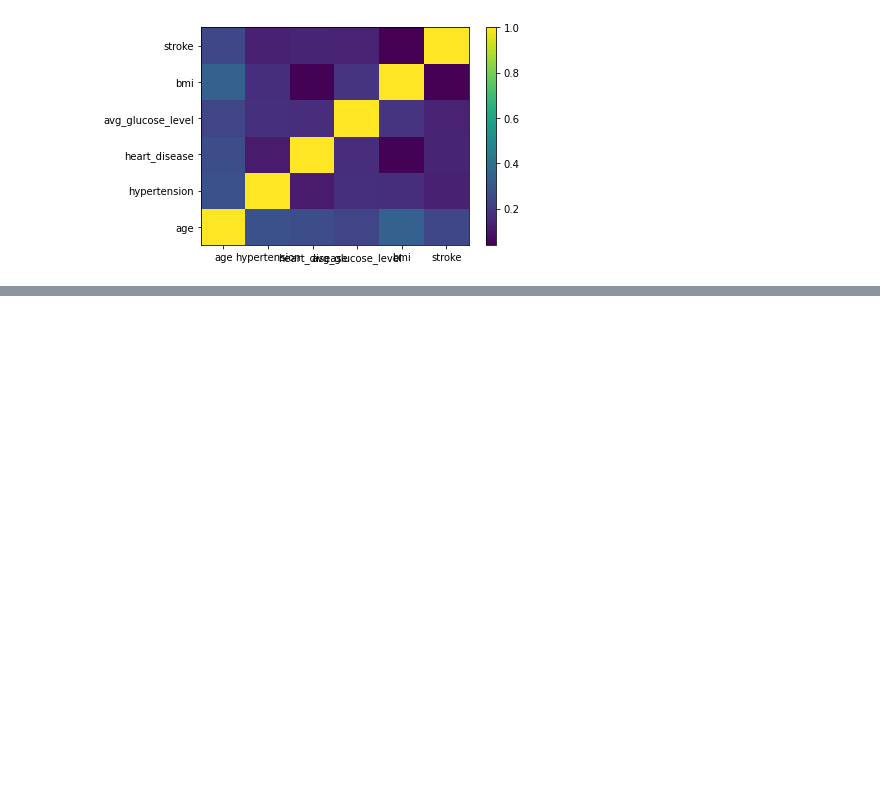
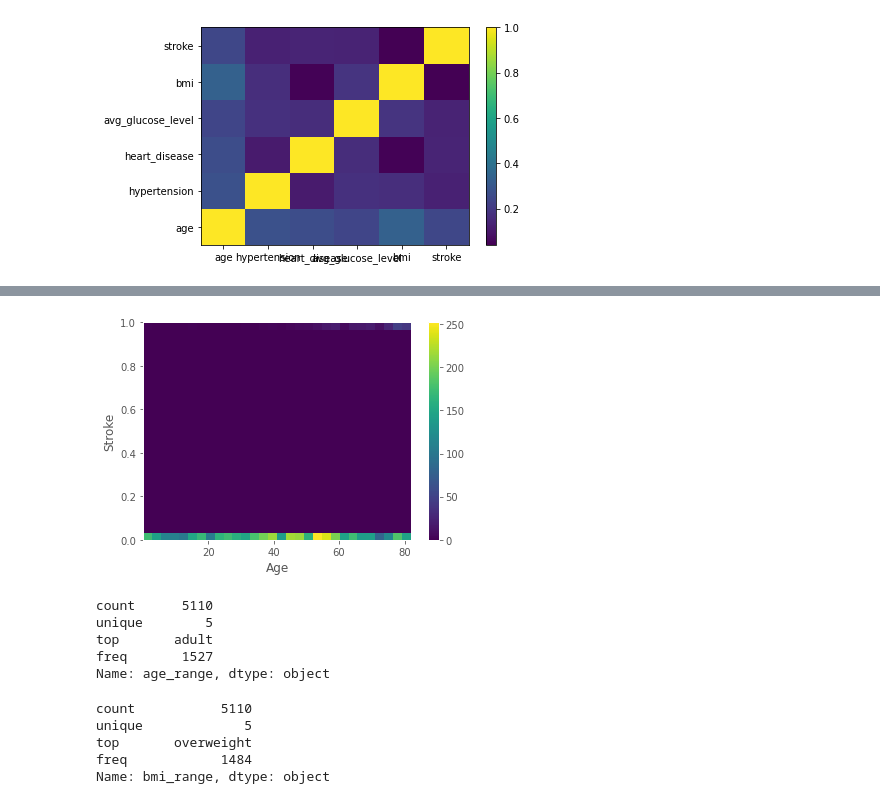
Before and after one commit to lukedemaio/MLLab01, a Jupyter notebook: Stroke Data Visualization.ipynb, the cells around one changed output, grey strips where cells are left out. Cells and saved outputs as stored; diff of their text form; code cells hidden in the pictures; blank space fills up the shorter version.

```diff
--- a/Stroke Data Visualization.ipynb
+++ b/Stroke Data Visualization.ipynb
@@ -236,0 +281,35 @@ plt.show()
+# %%
+#Two-Dimensional Analysis of BMI with BMI and Stroke
+
+plt.hist2d(x=df_imputed.age, y=df_imputed.stroke, bins=30)
+plt.colorbar()
+plt.xlabel('Age')
+plt.ylabel('Stroke')
+plt.show()
+# %% [output]
+[figure, added]
+# %%
+#We need to feature Discretization of BMI, Age, and Glucose Level
+df_imputed['age_range'] = pd.cut(df_imputed['age'],
+                                [0,13,25,45,65,1e6],
+                                labels=['toddler','child','young adult',
+                                       'adult','senior'])
+df_imputed.age_range.describe()
+# %% [output]
+count      5110
+unique        5
+top       adult
+freq       1527
+Name: age_range, dtype: object
+# %%
+df_imputed['bmi_range'] = pd.cut(df_imputed['bmi'],
+                                [0,18,25,30,35,1e6],
+                                labels=['underweight','normal','overweight',
+                                       'obese','morbidly obese'])
+df_imputed.bmi_range.describe()
+# %% [output]
+count           5110
+unique             5
+top       overweight
+freq            1484
+Name: bmi_range, dtype: object
```
Also changed, not shown: parts of 8 cells of this notebook.
